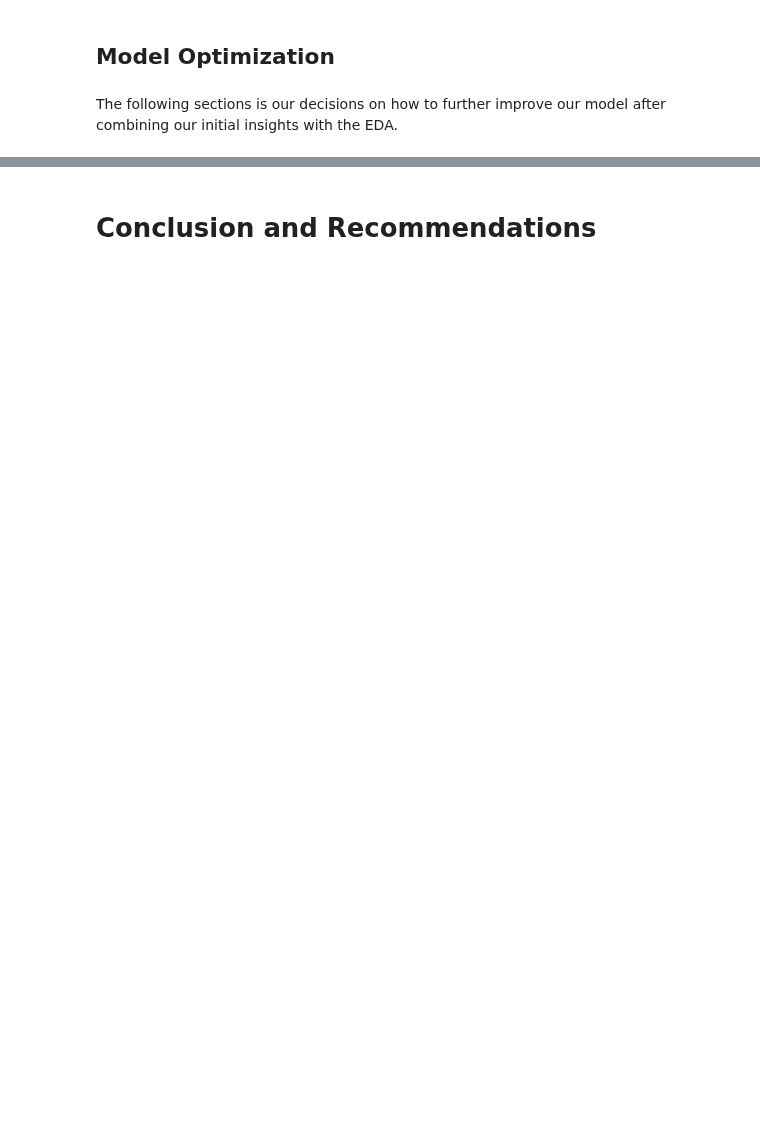
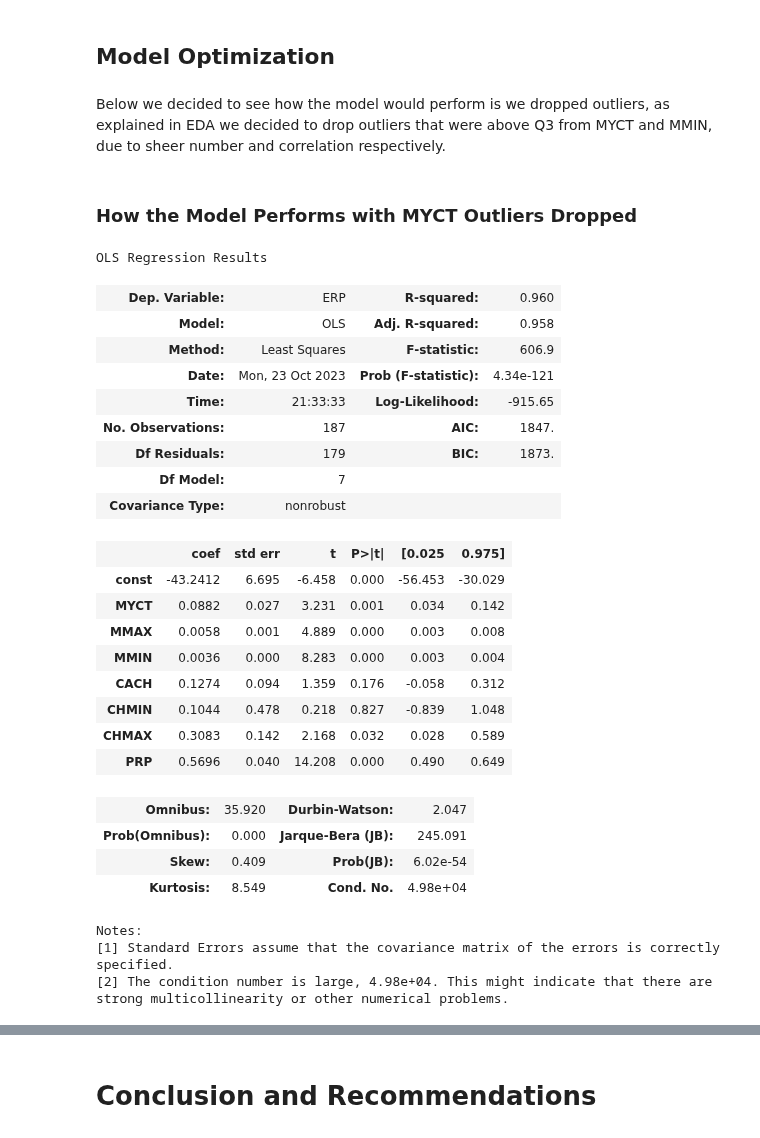
Before and after one commit to darkepacific/AAI-500-FinalTeamProject, a Jupyter notebook: AAI-500-FinalTeamProject.ipynb, the cells around one changed output, grey strips where cells are left out. Drawn from its saved outputs; the diff is of its cells as text; code cells hidden in the pictures; blank space fills up the shorter version.

```diff
--- a/AAI-500-FinalTeamProject.ipynb
+++ b/AAI-500-FinalTeamProject.ipynb
@@ -720,4 +642,46 @@ for col in df:
 # %% [markdown]
 ## Model Optimization
-# %% [markdown]
-The following sections is our decisions on how to further improve our model after combining our initial insights with the EDA.
+# %% [markdown]
+Below we decided to see how the model would perform is we dropped outliers, as explained in EDA we decided to drop outliers that were above Q3 from MYCT and MMIN, due to sheer number and correlation respectively.
+# %% [markdown]
+### How the Model Performs with MYCT Outliers Dropped
+# %%
+#MLR of ERP
+x = df_clean_MYCT.iloc[:, [2,3,4,5,6,7,8]]
+y = pd.DataFrame(df_clean_MYCT['ERP'])
+
+#Train test split
+X_train, X_test, y_train, y_test = train_test_split(x, y, test_size=1, random_state=0)
+
+#OLS multiple linear regression
+X_train = sm.add_constant(X_train)
+model = sm.OLS(y_train, X_train).fit()
+model.summary()
+# %% [output]
+OLS Regression Results
+| Dep. Variable: | ERP | R-squared: | 0.960 |
+| Model: | OLS | Adj. R-squared: | 0.958 |
+| Method: | Least Squares | F-statistic: | 606.9 |
+| Date: | Mon, 23 Oct 2023 | Prob (F-statistic): | 4.34e-121 |
+| Time: | 21:33:33 | Log-Likelihood: | -915.65 |
+| No. Observations: | 187 | AIC: | 1847. |
+| Df Residuals: | 179 | BIC: | 1873. |
+| Df Model: | 7 |  |  |
+| Covariance Type: | nonrobust |  |  |
+|  | coef | std err | t | P>|t| | [0.025 | 0.975] |
+| const | -43.2412 | 6.695 | -6.458 | 0.000 | -56.453 | -30.029 |
+| MYCT | 0.0882 | 0.027 | 3.231 | 0.001 | 0.034 | 0.142 |
+| MMAX | 0.0058 | 0.001 | 4.889 | 0.000 | 0.003 | 0.008 |
+| MMIN | 0.0036 | 0.000 | 8.283 | 0.000 | 0.003 | 0.004 |
+| CACH | 0.1274 | 0.094 | 1.359 | 0.176 | -0.058 | 0.312 |
+| CHMIN | 0.1044 | 0.478 | 0.218 | 0.827 | -0.839 | 1.048 |
+| CHMAX | 0.3083 | 0.142 | 2.168 | 0.032 | 0.028 | 0.589 |
+| PRP | 0.5696 | 0.040 | 14.208 | 0.000 | 0.490 | 0.649 |
+| Omnibus: | 35.920 | Durbin-Watson: | 2.047 |
+| Prob(Omnibus): | 0.000 | Jarque-Bera (JB): | 245.091 |
+| Skew: | 0.409 | Prob(JB): | 6.02e-54 |
+| Kurtosis: | 8.549 | Cond. No. | 4.98e+04 |
+Notes:
+[1] Standard Errors assume that the covariance matrix of the errors is correctly specified.
+[2] The condition number is large, 4.98e+04. This might indicate that there are
+strong multicollinearity or other numerical problems.
```
Also changed, not shown: parts of 40 cells of this notebook.
